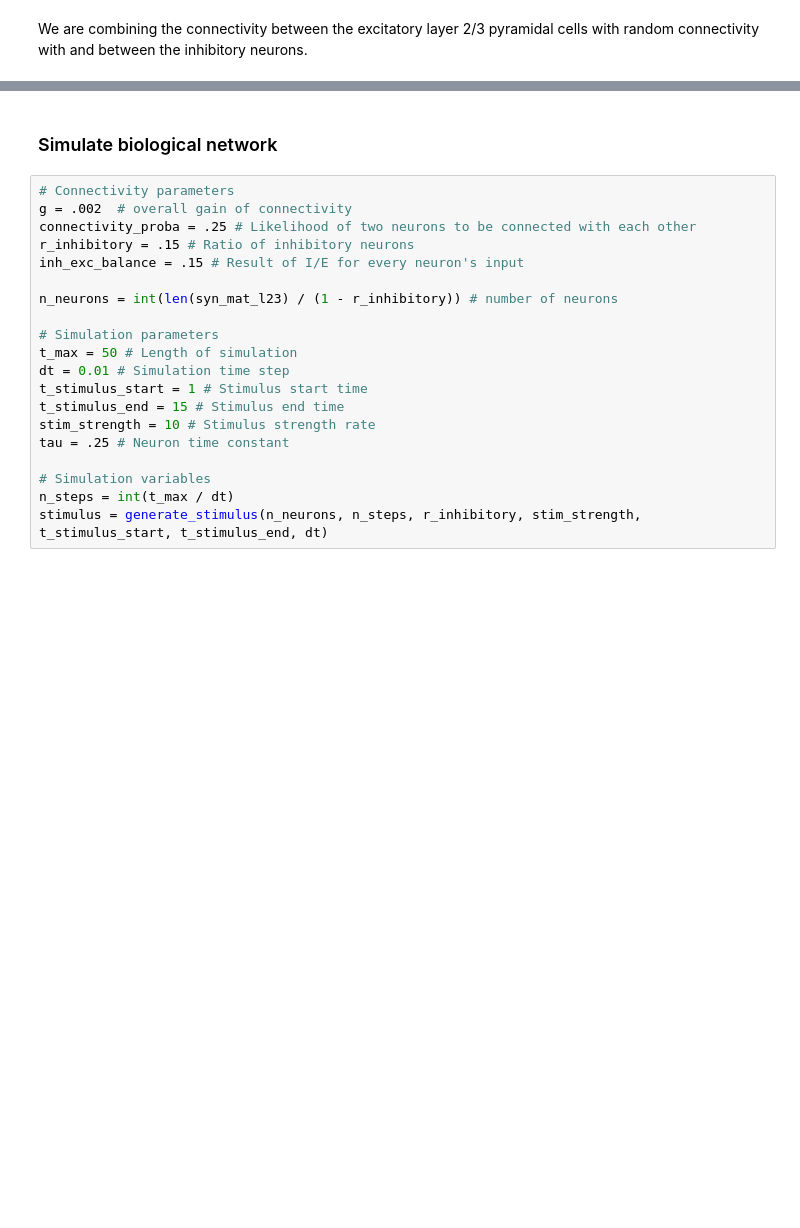
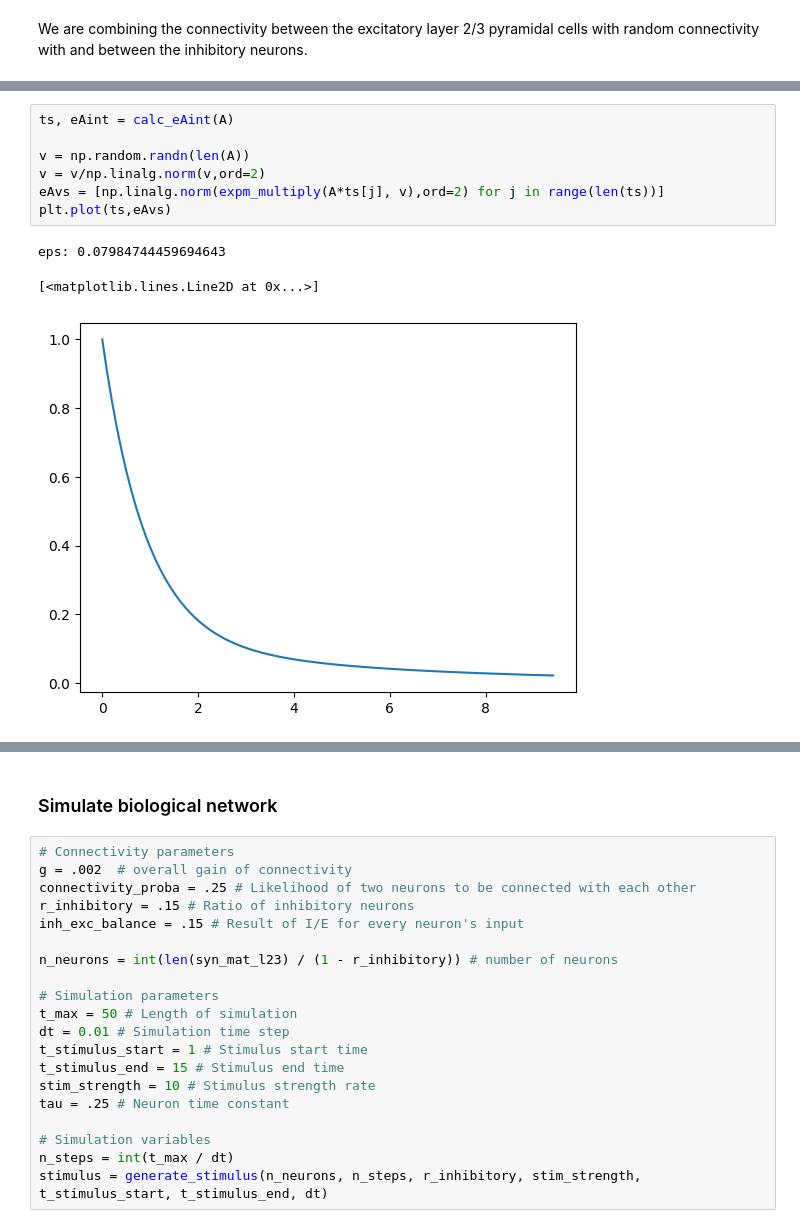
Before and after one commit to jgreen83/Spring2026-Connectome-Pseudospectra, a Jupyter notebook: Modelling_local_circuits_new_balance.ipynb, the cells around one changed output, grey strips where cells are left out. Cells and saved outputs as stored; diff of their text form; blank space fills up the shorter version.

```diff
--- a/Modelling_local_circuits_new_balance.ipynb
+++ b/Modelling_local_circuits_new_balance.ipynb
@@ -614,0 +703,11 @@ print(JII)
+# %%
+ts, eAint = calc_eAint(A)
+
+v = np.random.randn(len(A))
+v = v/np.linalg.norm(v,ord=2)
+eAvs = [np.linalg.norm(expm_multiply(A*ts[j], v),ord=2) for j in range(len(ts))]
+plt.plot(ts,eAvs)
+# %% [output]
+eps: 0.07984744459694643
+[<matplotlib.lines.Line2D at 0x...>]
+[figure, added]
```
Also changed, not shown: parts of 18 cells of this notebook.
